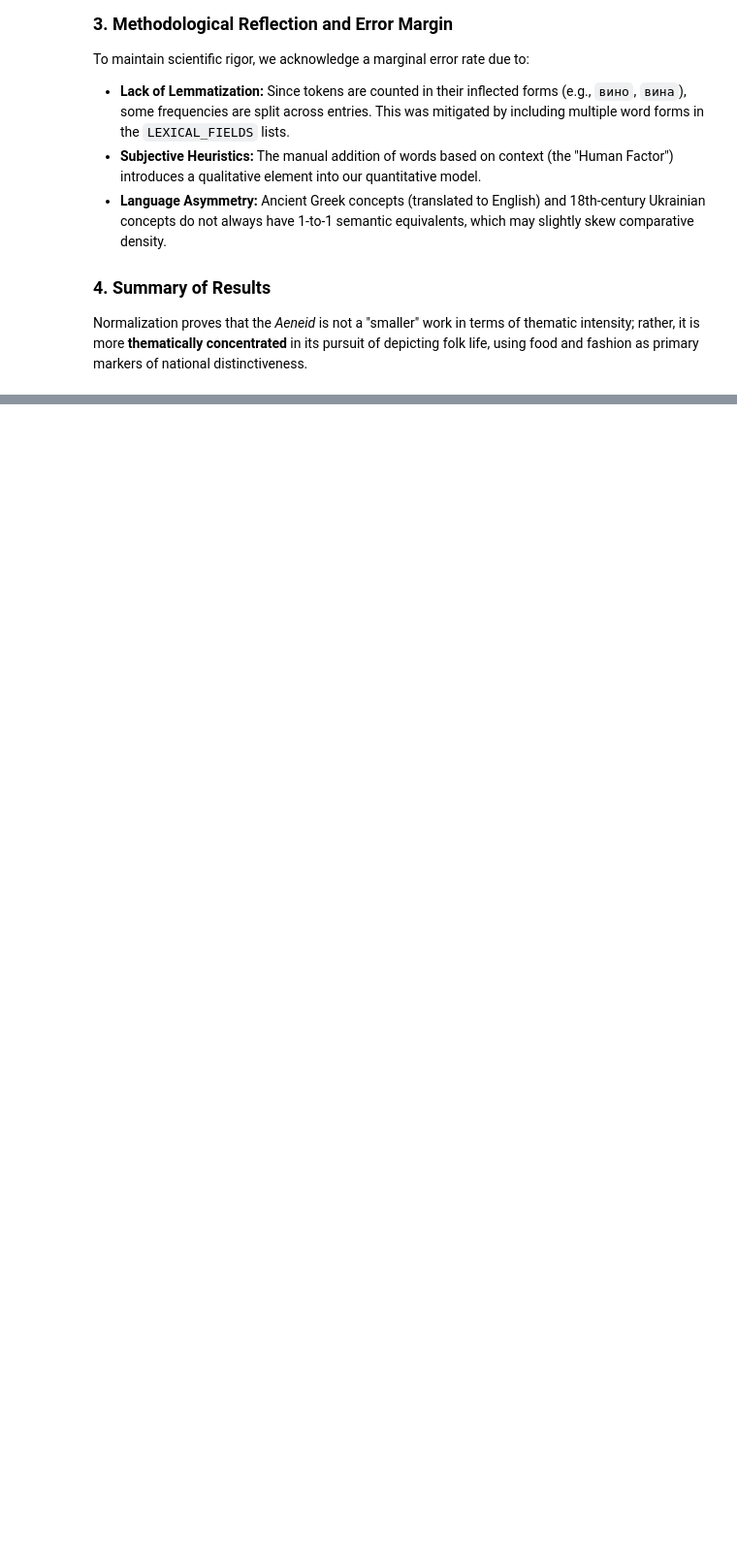
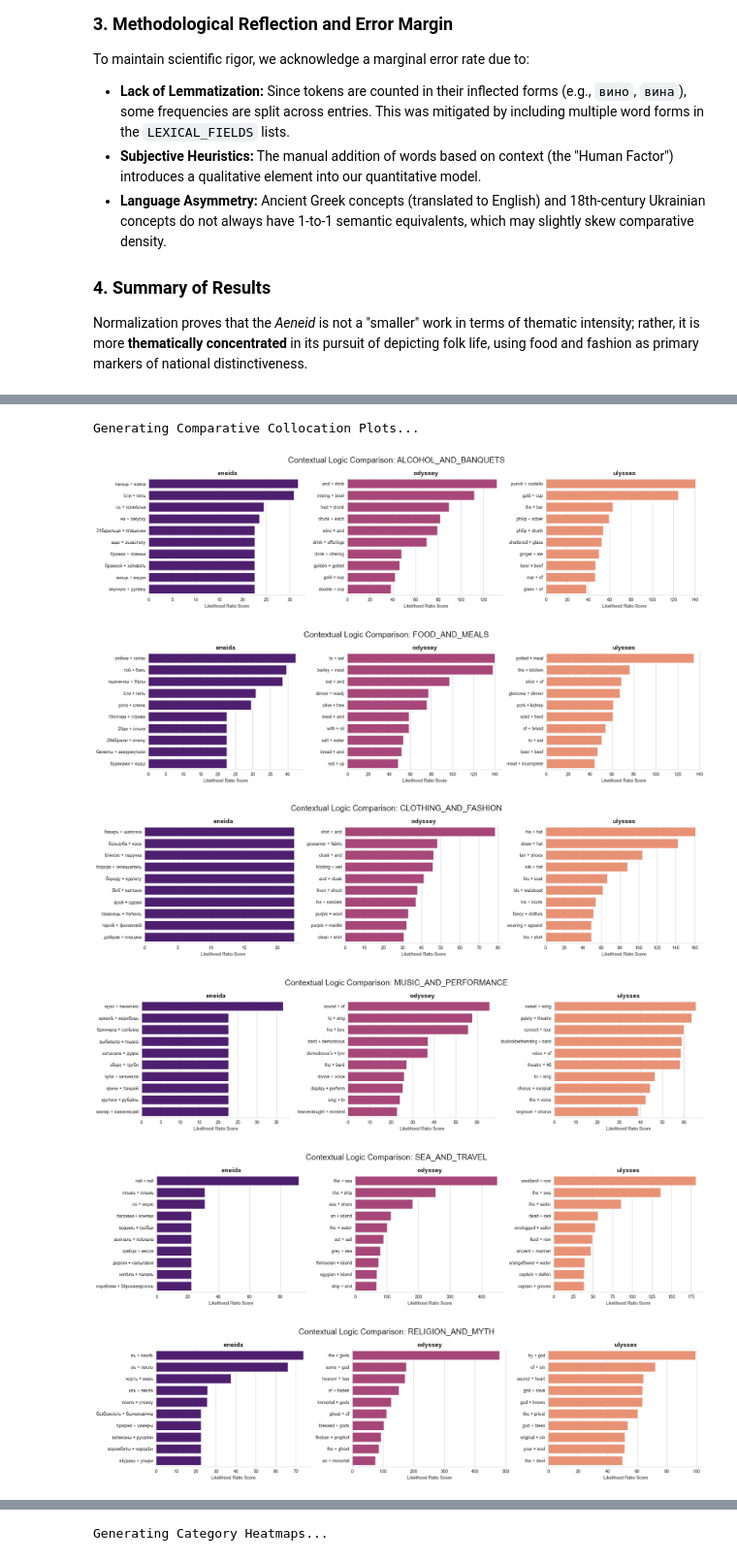
Before and after one commit to MoodyBluzz/myth-localization-digital-analysis, a Jupyter notebook: notebooks/02_lexical_analysis.ipynb, the cells around one changed output, grey strips where cells are left out. Shown at 97% size. Drawn from its saved outputs; the diff is of its cells as text; code cells hidden in the pictures; blank space fills up the shorter version.

Commit message:
Extend Step 2 with semantic collocation analysis and cultural co-occurrence patterns

```diff
--- a/notebooks/02_lexical_analysis.ipynb
+++ b/notebooks/02_lexical_analysis.ipynb
@@ -620,0 +790,18 @@ Normalization proves that the *Aeneid* is not a "smaller" work in terms of thema
+# %%
+print("Generating Comparative Collocation Plots...")
+for field in LEXICAL_FIELDS.keys():
+    plot_comparative_collocations(df_colloc, field)
+
+print("Generating Category Heatmaps...")
+for name in ['eneida', 'odyssey', 'ulysses']:
+    if name in tokens_by_text:
+        raw_tokens = [t.lower() for t in tokens_by_text[name]]
+        plot_category_heatmap(raw_tokens, LEXICAL_FIELDS, name)
+# %% [output]
+Generating Comparative Collocation Plots...
+[figure, added]
+[figure, added]
+[figure, added]
+[figure, added]
+[figure, added]
+[figure, added]
@@ -620,0 +809 @@ Normalization proves that the *Aeneid* is not a "smaller" work in terms of thema
+Generating Category Heatmaps...
```
Also changed, not shown: parts of 10 cells of this notebook, 1 other file.
